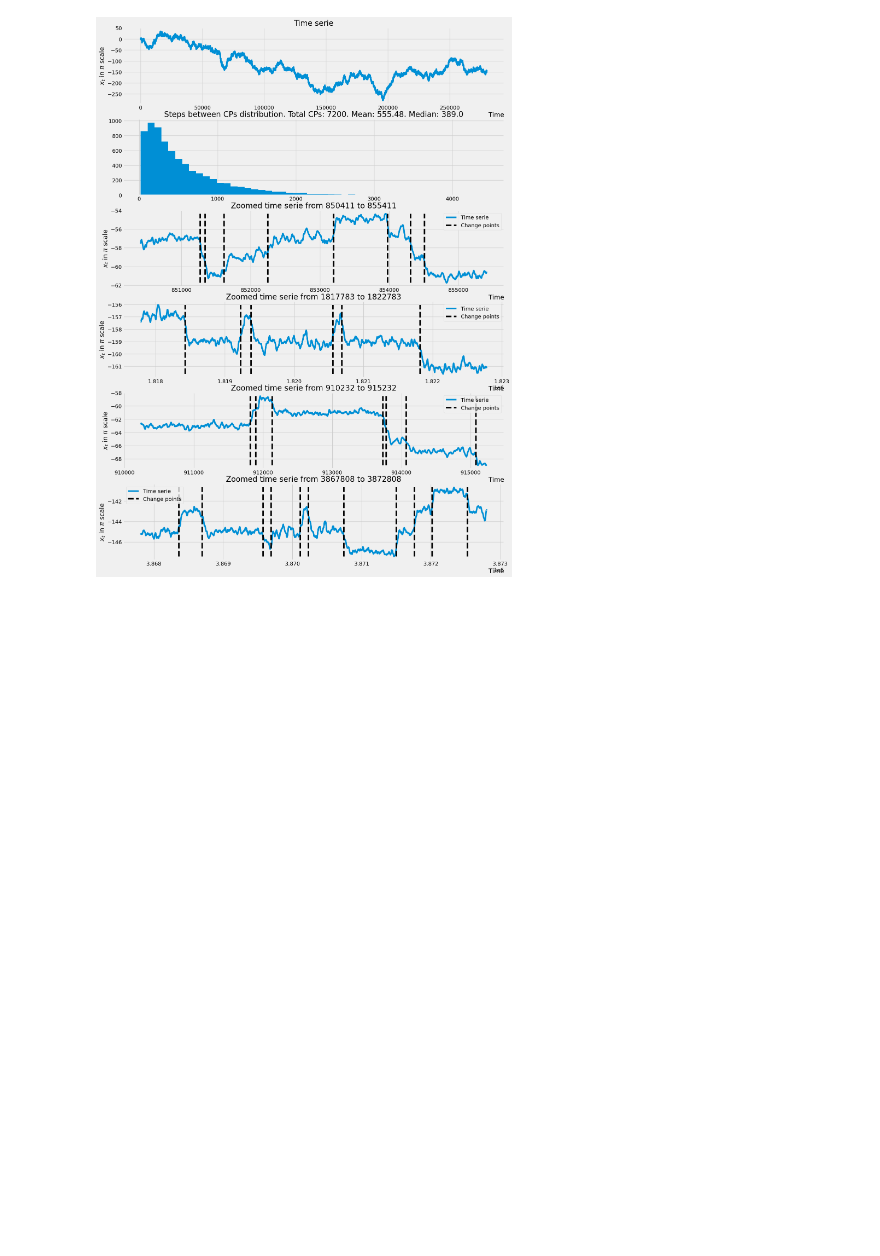
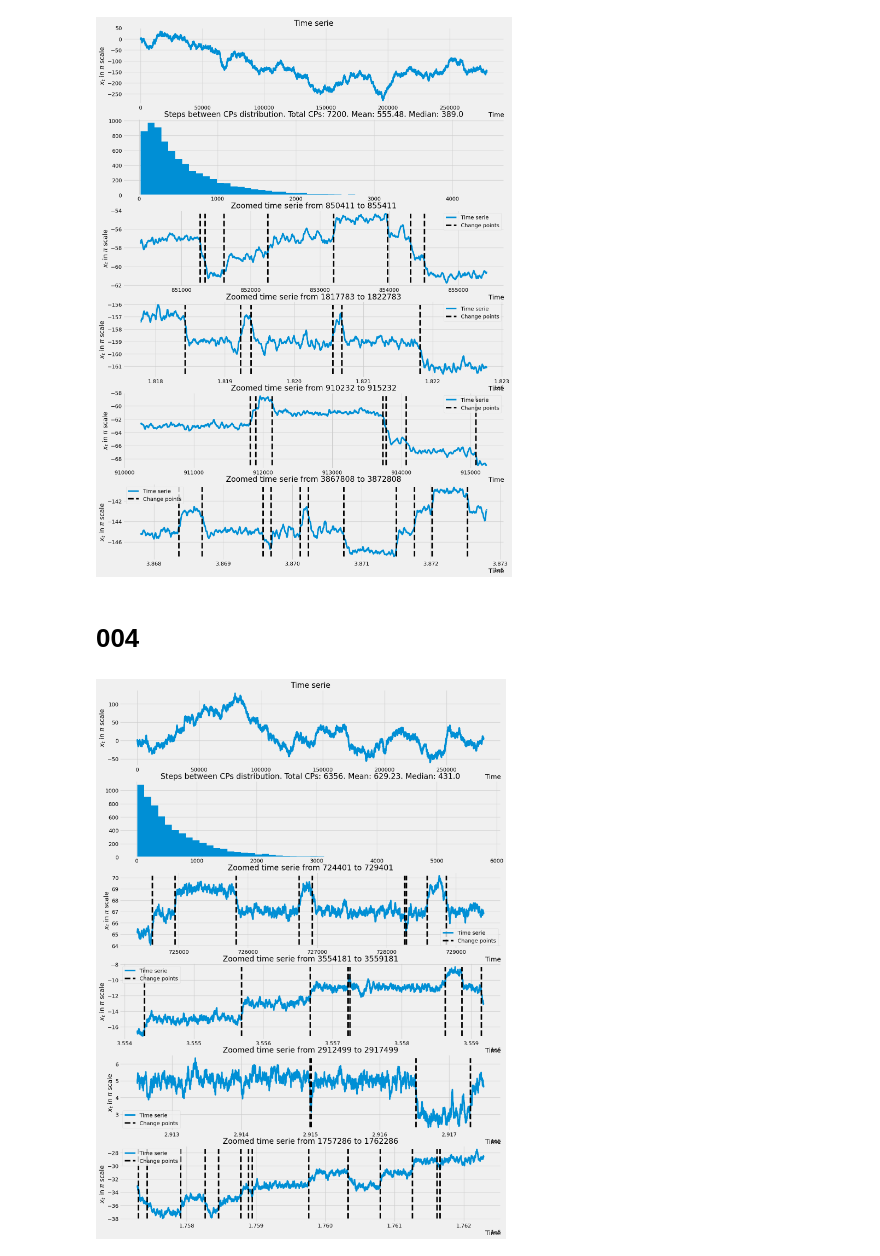
Before and after one commit to dzhunkoffski/change-point-detection, a Jupyter notebook: show_data.ipynb, the cells around one changed output. Cells and saved outputs as stored; diff of their text form; code cells hidden in the pictures; blank space fills up the shorter version.

```diff
--- a/show_data.ipynb
+++ b/show_data.ipynb
@@ -1,3 +1,18 @@
+# %%
+from synth_ts.synth_timeserie_generator import *
+import numpy as np
+
+import changefinder
+from scipy.signal import argrelextrema
+
+from tqdm.notebook import trange, tqdm
+import matplotlib.pyplot as plt
+import seaborn as sns
+color_pal = sns.color_palette()
+plt.style.use('fivethirtyeight')
+
+import numpy as np
+from synth_ts.synth_timeserie_generator import find_change_points, demonstrate
 # %% [markdown]
 # 000
 # %%
@@ -64,3 +76,22 @@ cp_ixs = find_change_points(timeserie, MIN_STABILITY_DURATION)
 timeserie = demonstrate(TS_PARAMS, STEP_SIZE, timeserie, cp_ixs, bins=50, subseq_len=5000)
 # %% [output]
 [figure]
+# %% [markdown]
+# 004
+# %%
+STEP_SIZE = 0.07
+MIN_STABILITY_DURATION = 1
+ID = '004'
+TS_PARAMS = {
+    'x0': np.pi,
+    'lambd': 150,
+    'n_steps': 4000000,
+    'alpha': 0.625,
+}
+
+integral_algo = IntegralAlgorithm(**TS_PARAMS)
+ts, _ = integral_algo.generate(step_size=STEP_SIZE)
+cp_ixs = find_change_points(ts, 1)
+ts = demonstrate(TS_PARAMS, STEP_SIZE, ts, cp_ixs, bins=50, subseq_len=5000)
+# %% [output]
+[figure, added]
```
Also changed, not shown: parts of 4 cells of this notebook, 7 other files.
